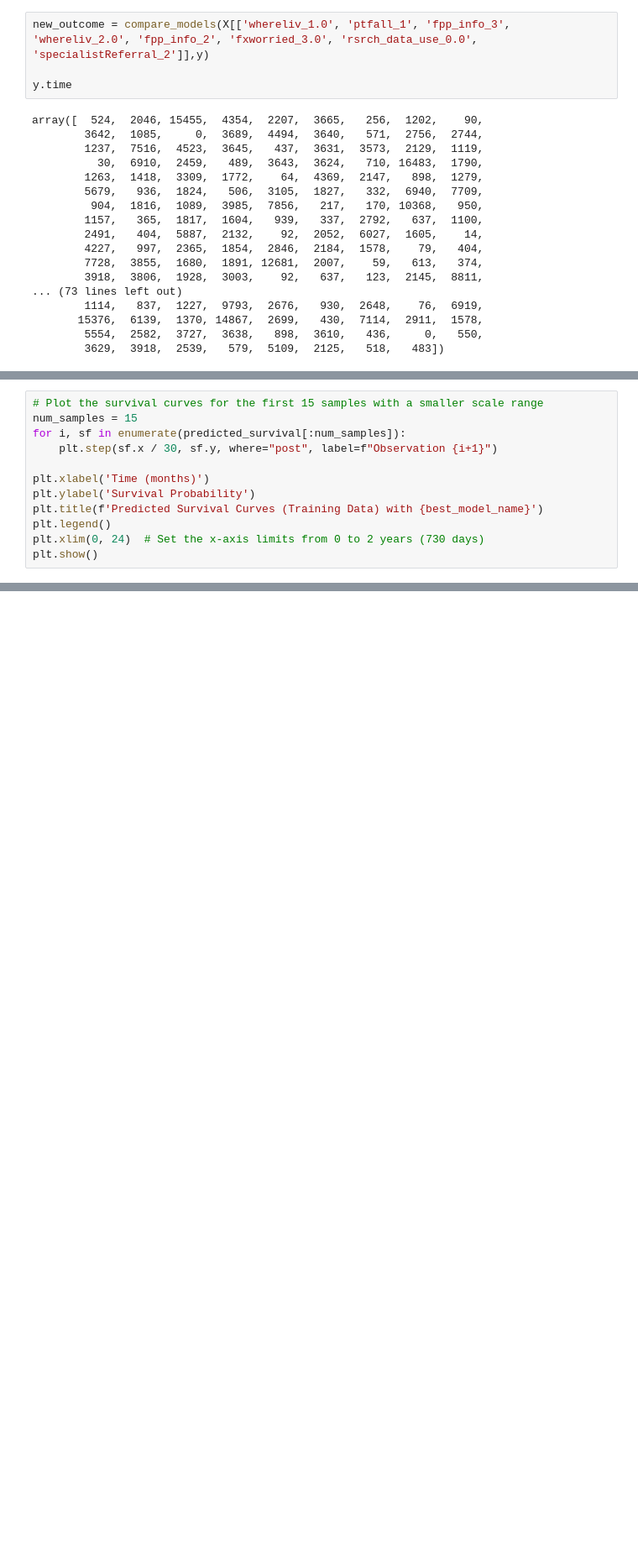
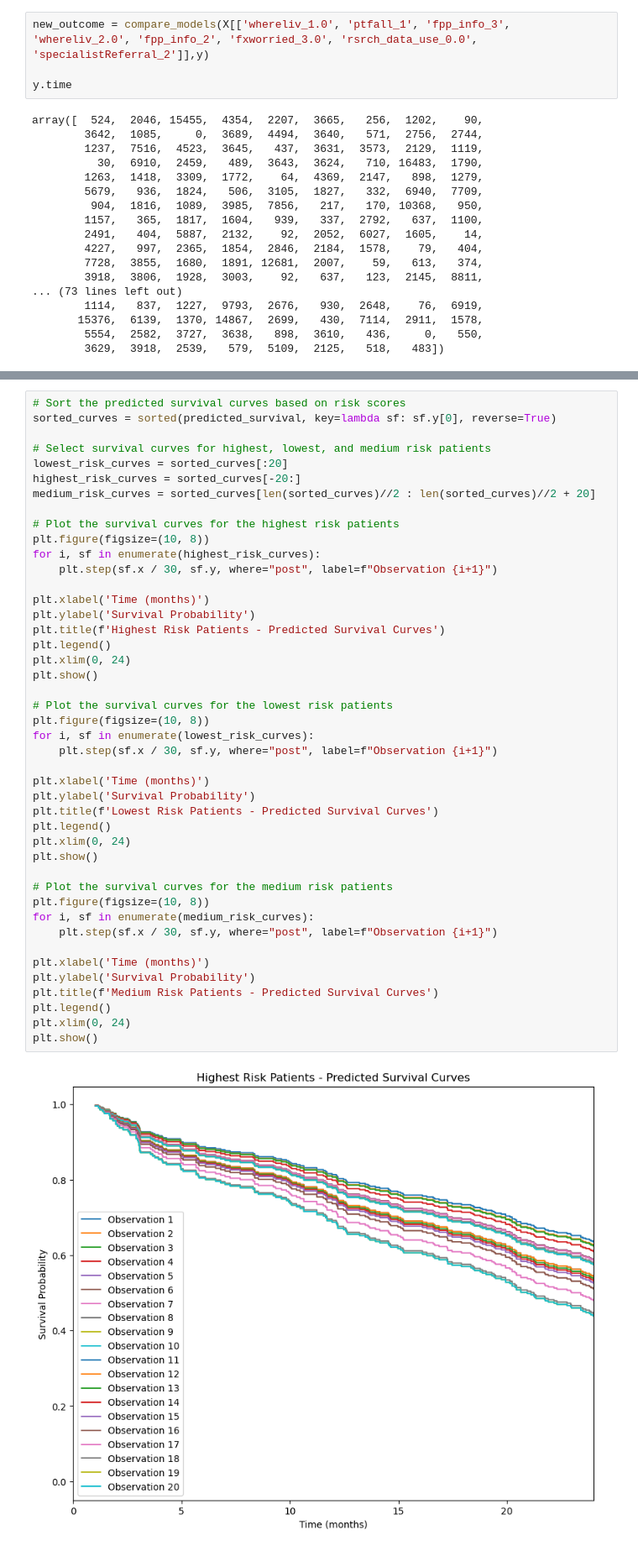
Before and after one commit to myguardian/Osteoporosis, a Jupyter notebook: 6-Survival_Analysis/Survival-Synthetic.ipynb, the cells around one changed output, grey strips where cells are left out. Shown: that part at 84% size. Saved outputs shown, nothing was run; the diff lists cells and outputs as text; blank space fills up the shorter version.

Commit message:
added 3 figures for low, high, and medium risk patients

```diff
--- a/6-Survival_Analysis/Survival-Synthetic.ipynb
+++ b/6-Survival_Analysis/Survival-Synthetic.ipynb
@@ -400,12 +398,0 @@ match best_model_name:
-# %%
-# Plot the survival curves for the first 15 samples with a smaller scale range
-num_samples = 15
-for i, sf in enumerate(predicted_survival[:num_samples]):
-    plt.step(sf.x / 30, sf.y, where="post", label=f"Observation {i+1}")
-
-plt.xlabel('Time (months)')
-plt.ylabel('Survival Probability')
-plt.title(f'Predicted Survival Curves (Training Data) with {best_model_name}')
-plt.legend()
-plt.xlim(0, 24)  # Set the x-axis limits from 0 to 2 years (730 days)
-plt.show()
@@ -413,0 +399,46 @@ plt.show()
+# %%
+# Sort the predicted survival curves based on risk scores
+sorted_curves = sorted(predicted_survival, key=lambda sf: sf.y[0], reverse=True)
+
+# Select survival curves for highest, lowest, and medium risk patients
+lowest_risk_curves = sorted_curves[:20]
+highest_risk_curves = sorted_curves[-20:]
+medium_risk_curves = sorted_curves[len(sorted_curves)//2 : len(sorted_curves)//2 + 20]
+
+# Plot the survival curves for the highest risk patients
+plt.figure(figsize=(10, 8))
+for i, sf in enumerate(highest_risk_curves):
+    plt.step(sf.x / 30, sf.y, where="post", label=f"Observation {i+1}")
+
+plt.xlabel('Time (months)')
+plt.ylabel('Survival Probability')
+plt.title(f'Highest Risk Patients - Predicted Survival Curves')
+plt.legend()
+plt.xlim(0, 24)
+plt.show()
+
+# Plot the survival curves for the lowest risk patients
+plt.figure(figsize=(10, 8))
+for i, sf in enumerate(lowest_risk_curves):
+    plt.step(sf.x / 30, sf.y, where="post", label=f"Observation {i+1}")
+
+plt.xlabel('Time (months)')
+plt.ylabel('Survival Probability')
+plt.title(f'Lowest Risk Patients - Predicted Survival Curves')
+plt.legend()
+plt.xlim(0, 24)
+plt.show()
+
+# Plot the survival curves for the medium risk patients
+plt.figure(figsize=(10, 8))
+for i, sf in enumerate(medium_risk_curves):
+    plt.step(sf.x / 30, sf.y, where="post", label=f"Observation {i+1}")
+
+plt.xlabel('Time (months)')
+plt.ylabel('Survival Probability')
+plt.title(f'Medium Risk Patients - Predicted Survival Curves')
+plt.legend()
+plt.xlim(0, 24)
+plt.show()
+# %% [output]
+[figure, added]
```
Also changed, not shown: parts of 9 cells of this notebook.
